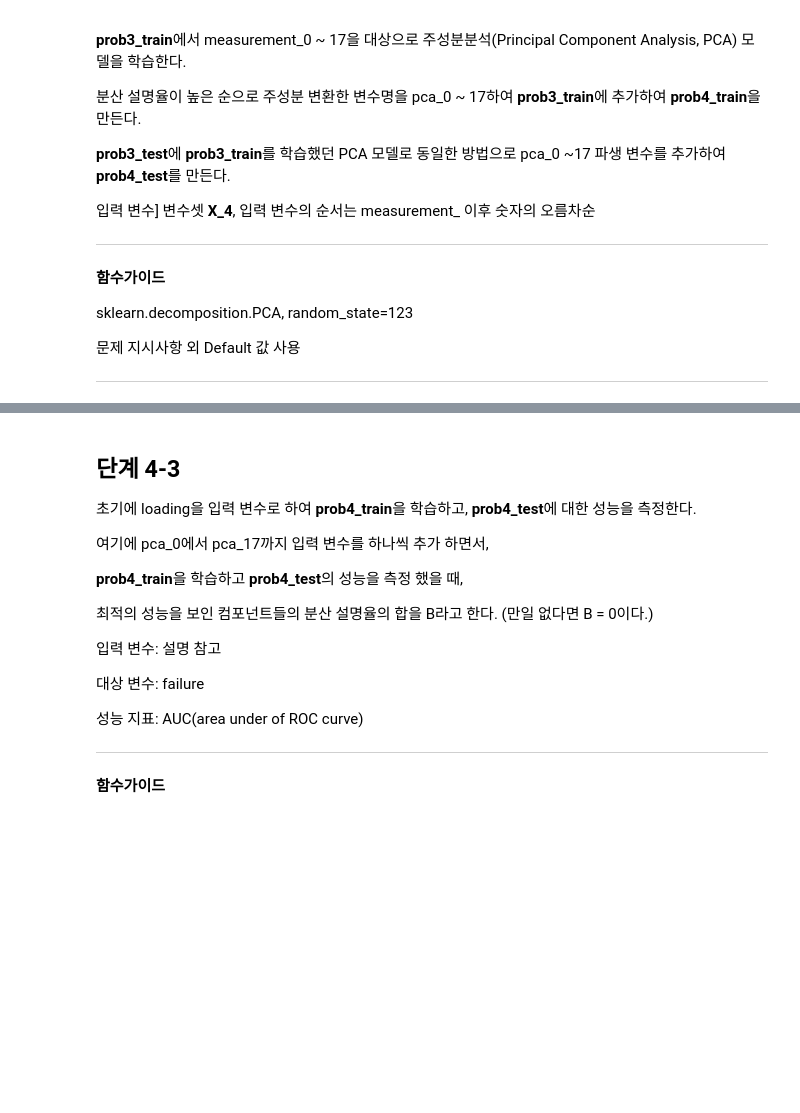
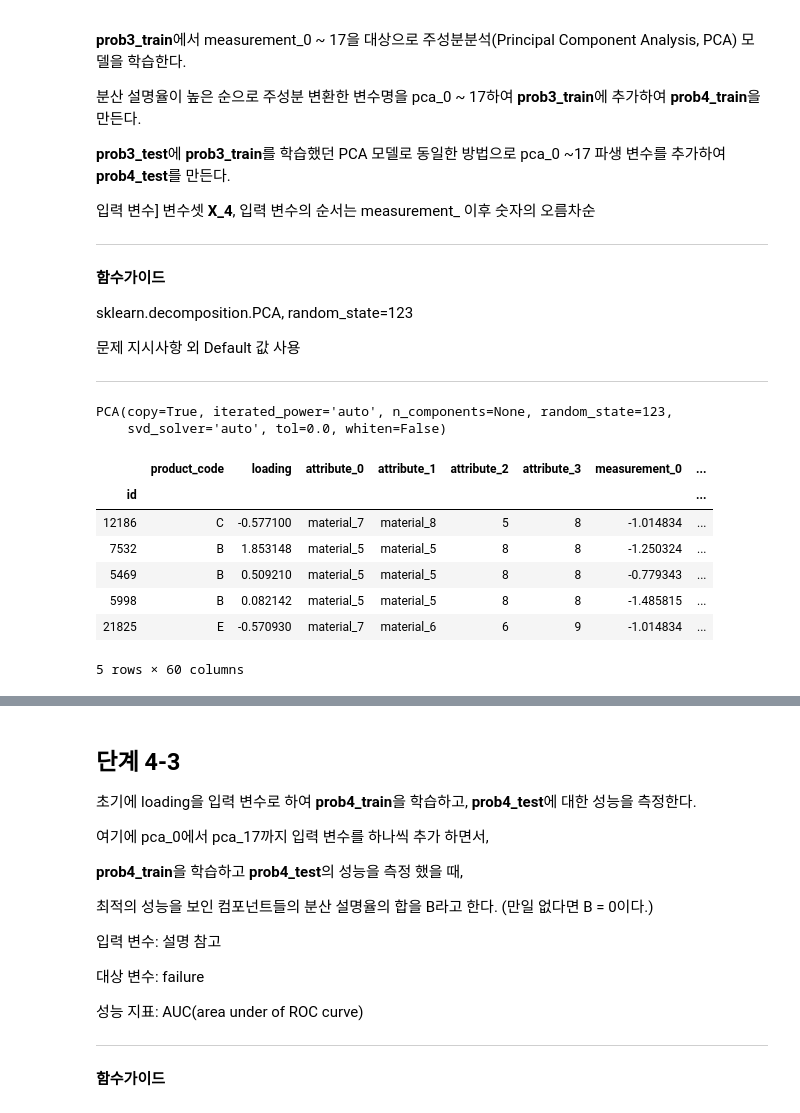
Before and after one commit to sunkusun9/DS_lv3_2607, a Jupyter notebook: sec_ds_lv3_prob1_prob.ipynb, the cells around one changed output, grey strips where cells are left out. Saved outputs shown, nothing was run; the diff lists cells and outputs as text; code cells hidden in the pictures; blank space fills up the shorter version.

```diff
--- a/sec_ds_lv3_prob1_prob.ipynb
+++ b/sec_ds_lv3_prob1_prob.ipynb
@@ -1574,3 +1611,29 @@ sklearn.decomposition.PCA, random_state=123
 문제 지시사항 외 Default 값 사용
 
 ---
+# %%
+from sklearn.decomposition import PCA
+pca = PCA(n_components = None, random_state=123)
+pca.fit(df_prob3_train[X_4])
+# %% [output]
+PCA(copy=True, iterated_power='auto', n_components=None, random_state=123,
+    svd_solver='auto', tol=0.0, whiten=False)
+# %%
+# 분산 설명율이 높은 순으로 주성분 변환한 변수명을 pca_0 ~ 17하여 prob3_train에 추가하여 prob4_train을 만든다.
+X_comp = ['pca_{}'.format(i) for i in range(18)]
+
+df_prob4_train = df_prob3_train.join(
+    pd.DataFrame(
+        pca.transform(df_prob3_train[X_4]), index = df_prob3_train.index, columns = X_comp
+    )
+)
+df_prob4_train.head()
+# %% [output]
+|  | product_code | loading | attribute_0 | attribute_1 | attribute_2 | attribute_3 | measurement_0 | ... |
+| id |  |  |  |  |  |  |  | ... |
+| 12186 | C | -0.577100 | material_7 | material_8 | 5 | 8 | -1.014834 | ... |
+| 7532 | B | 1.853148 | material_5 | material_5 | 8 | 8 | -1.250324 | ... |
+| 5469 | B | 0.509210 | material_5 | material_5 | 8 | 8 | -0.779343 | ... |
+| 5998 | B | 0.082142 | material_5 | material_5 | 8 | 8 | -1.485815 | ... |
+| 21825 | E | -0.570930 | material_7 | material_6 | 6 | 9 | -1.014834 | ... |
+5 rows × 60 columns
```
Also changed, not shown: parts of 21 cells of this notebook.
